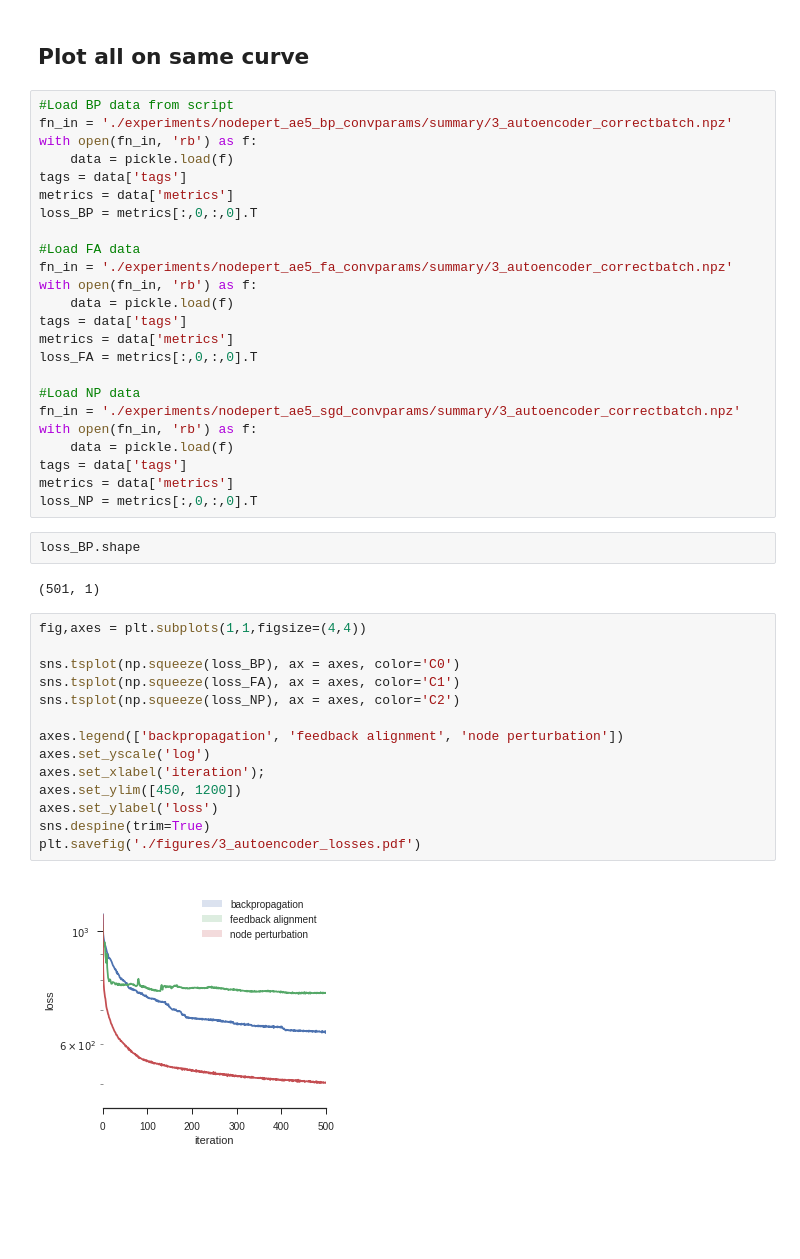
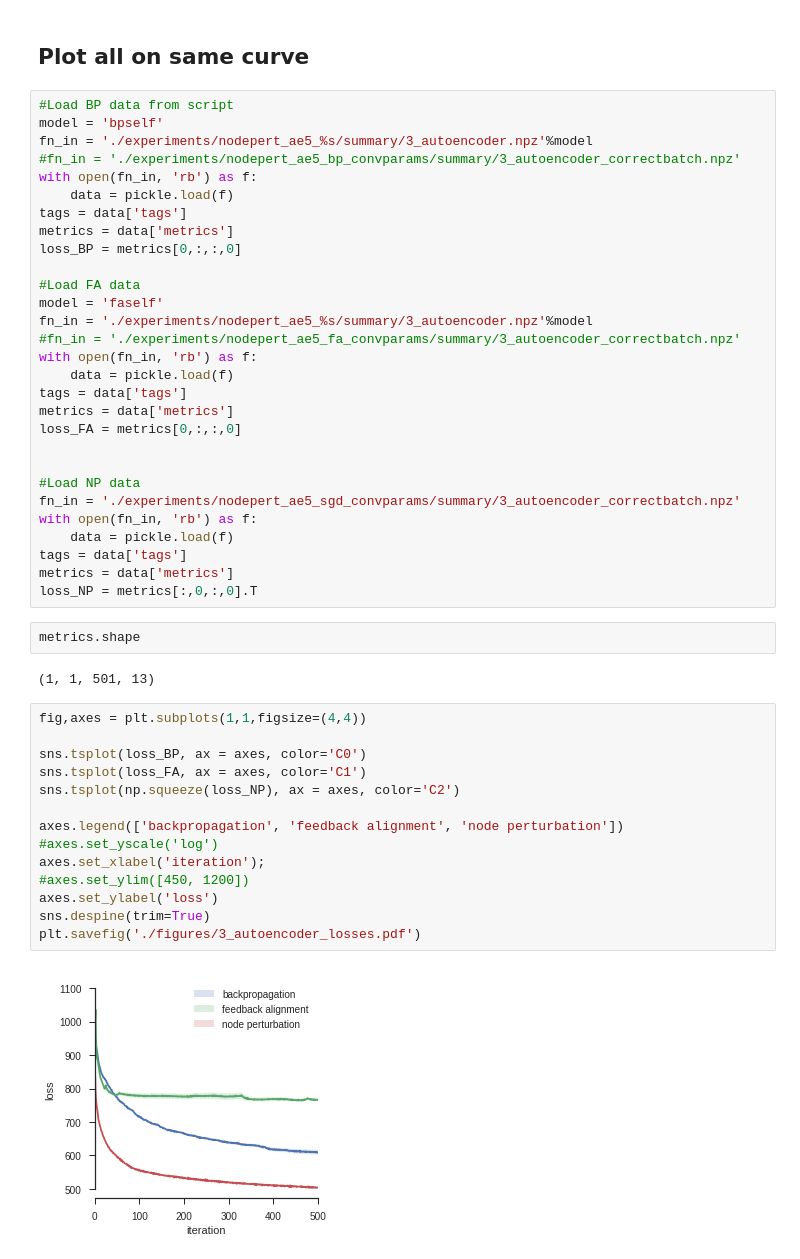
Before and after one commit to benlansdell/synthfeedback, a Jupyter notebook: notebooks/fig_3_autoencoder.ipynb, the cells around one changed output. Cells and saved outputs as stored; diff of their text form; blank space fills up the shorter version.

```diff
--- a/notebooks/fig_3_autoencoder.ipynb
+++ b/notebooks/fig_3_autoencoder.ipynb
@@ -260,20 +260,25 @@ plt.plot(loss)
 ## Plot all on same curve
 # %%
 #Load BP data from script
-fn_in = './experiments/nodepert_ae5_bp_convparams/summary/3_autoencoder_correctbatch.npz'
+model = 'bpself'
+fn_in = './experiments/nodepert_ae5_%s/summary/3_autoencoder.npz'%model
+#fn_in = './experiments/nodepert_ae5_bp_convparams/summary/3_autoencoder_correctbatch.npz'
 with open(fn_in, 'rb') as f:
     data = pickle.load(f)
 tags = data['tags']
 metrics = data['metrics']
-loss_BP = metrics[:,0,:,0].T
+loss_BP = metrics[0,:,:,0]
 
 #Load FA data
-fn_in = './experiments/nodepert_ae5_fa_convparams/summary/3_autoencoder_correctbatch.npz'
+model = 'faself'
+fn_in = './experiments/nodepert_ae5_%s/summary/3_autoencoder.npz'%model
+#fn_in = './experiments/nodepert_ae5_fa_convparams/summary/3_autoencoder_correctbatch.npz'
 with open(fn_in, 'rb') as f:
     data = pickle.load(f)
 tags = data['tags']
 metrics = data['metrics']
-loss_FA = metrics[:,0,:,0].T
+loss_FA = metrics[0,:,:,0]
+
 
 #Load NP data
 fn_in = './experiments/nodepert_ae5_sgd_convparams/summary/3_autoencoder_correctbatch.npz'
@@ -283,22 +288,22 @@ tags = data['tags']
 metrics = data['metrics']
 loss_NP = metrics[:,0,:,0].T
 # %%
-loss_BP.shape
+metrics.shape
 # %% [output]
-(501, 1)
+(1, 1, 501, 13)
 # %%
 fig,axes = plt.subplots(1,1,figsize=(4,4))
 
-sns.tsplot(np.squeeze(loss_BP), ax = axes, color='C0')
-sns.tsplot(np.squeeze(loss_FA), ax = axes, color='C1')
+sns.tsplot(loss_BP, ax = axes, color='C0')
+sns.tsplot(loss_FA, ax = axes, color='C1')
 sns.tsplot(np.squeeze(loss_NP), ax = axes, color='C2')
 
 axes.legend(['backpropagation', 'feedback alignment', 'node perturbation'])
-axes.set_yscale('log')
+#axes.set_yscale('log')
 axes.set_xlabel('iteration');
-axes.set_ylim([450, 1200])
+#axes.set_ylim([450, 1200])
 axes.set_ylabel('loss')
 sns.despine(trim=True)
 plt.savefig('./figures/3_autoencoder_losses.pdf')
 # %% [output]
-[figure, old version]
+[figure, new version]
```
Also changed, not shown: 2 other files.
